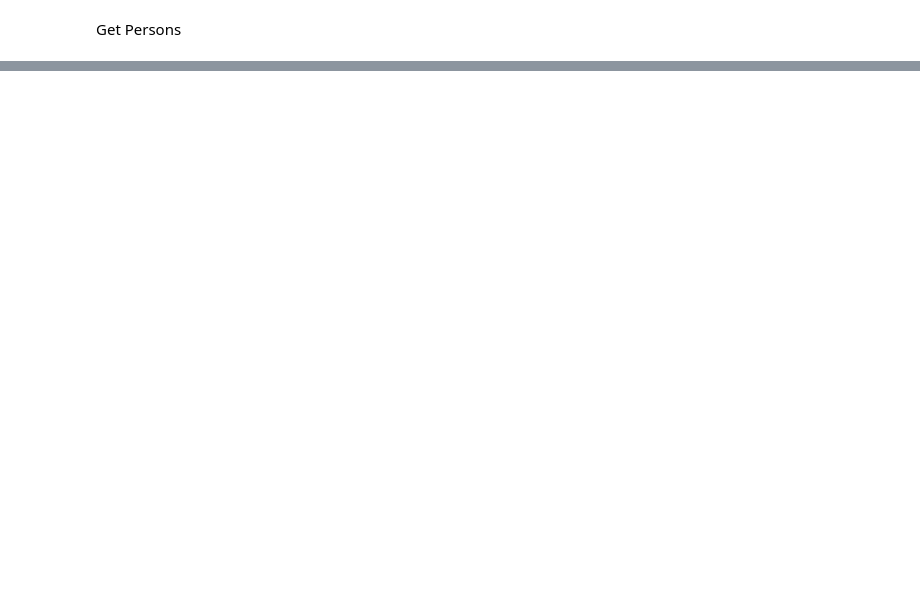
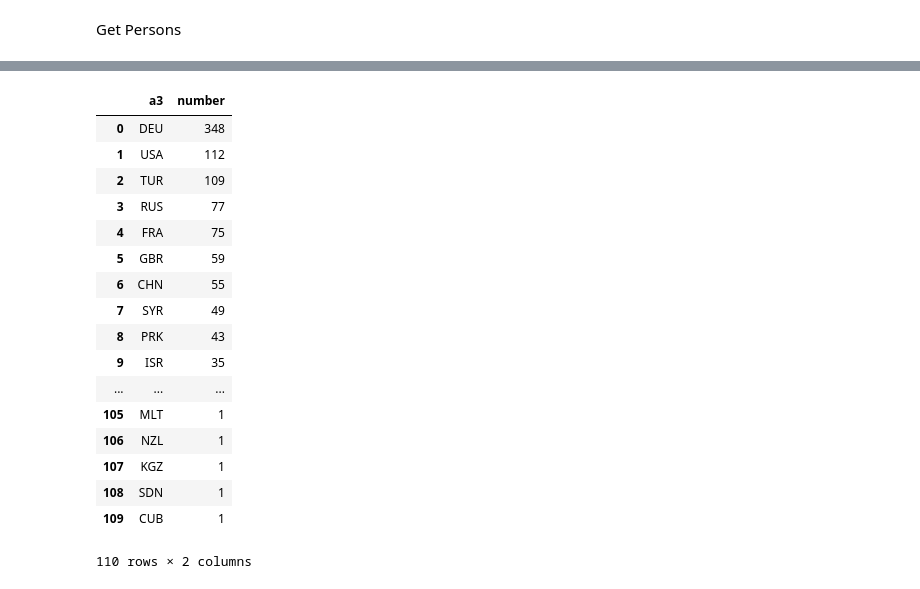
Before and after one commit to tobysoby/hhackathon, a Jupyter notebook: notebooks/first Analyses.ipynb, the cells around one changed output, grey strips where cells are left out. Drawn from its saved outputs; the diff is of its cells as text; code cells hidden in the pictures; blank space fills up the shorter version.

```diff
--- a/notebooks/first Analyses.ipynb
+++ b/notebooks/first Analyses.ipynb
@@ -190,0 +345,4 @@ KeyError: 'XK'
+# %%
+df_countries = pd.DataFrame(Counter(countries_new).most_common())
+df_countries.columns = ['a3', 'number']
+df_countries.head()
@@ -190,0 +356,4 @@ KeyError: 'XK'
+# %%
+df_countries_2 = pd.DataFrame(Counter(country_names).most_common())
+df_countries_2.columns = ['name', 'number']
+df_countries_2.head()
@@ -190,0 +367,3 @@ KeyError: 'XK'
+# %%
+df_countries = pd.merge(df_countries, df_countries_2, how='inner')
+df_countries.head()
@@ -191,3 +377,5 @@ KeyError: 'XK'
+# %%
+df_countries.columns = ['id', 'population', 'name']
 # %%
 pd.options.display.max_colwidth=200
 # %%
@@ -233,0 +425,21 @@ out
+# %%
+df_countries
+# %% [output]
+|  | a3 | number |
+| 0 | DEU | 348 |
+| 1 | USA | 112 |
+| 2 | TUR | 109 |
+| 3 | RUS | 77 |
+| 4 | FRA | 75 |
+| 5 | GBR | 59 |
+| 6 | CHN | 55 |
+| 7 | SYR | 49 |
+| 8 | PRK | 43 |
+| 9 | ISR | 35 |
+| ... | ... | ... |
+| 105 | MLT | 1 |
+| 106 | NZL | 1 |
+| 107 | KGZ | 1 |
+| 108 | SDN | 1 |
+| 109 | CUB | 1 |
+110 rows × 2 columns
```
Also changed, not shown: parts of 42 cells of this notebook.
